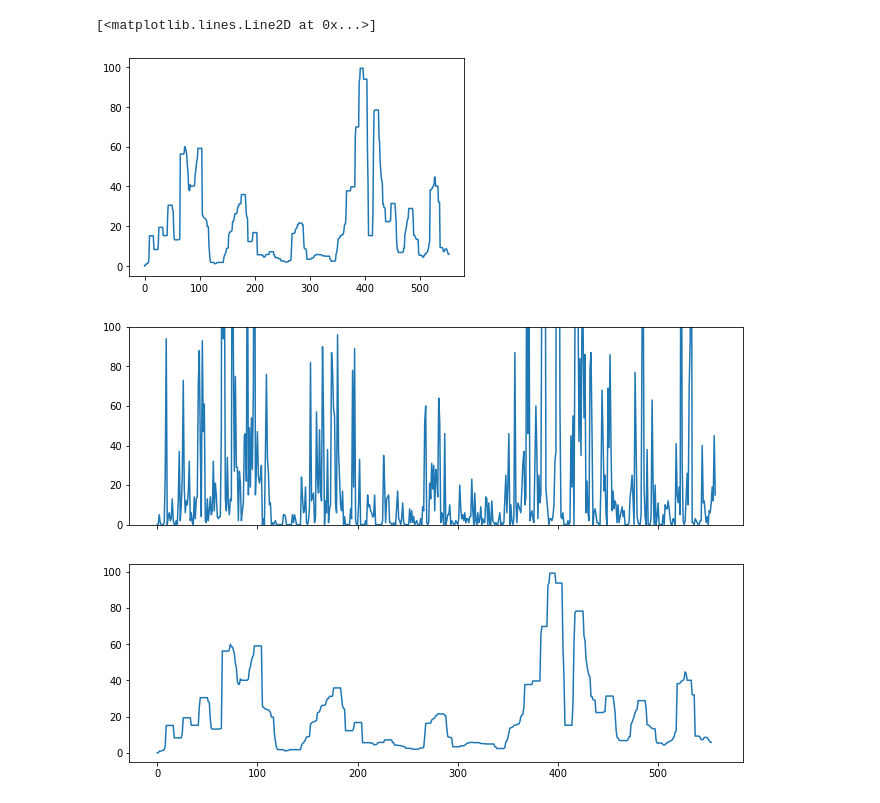
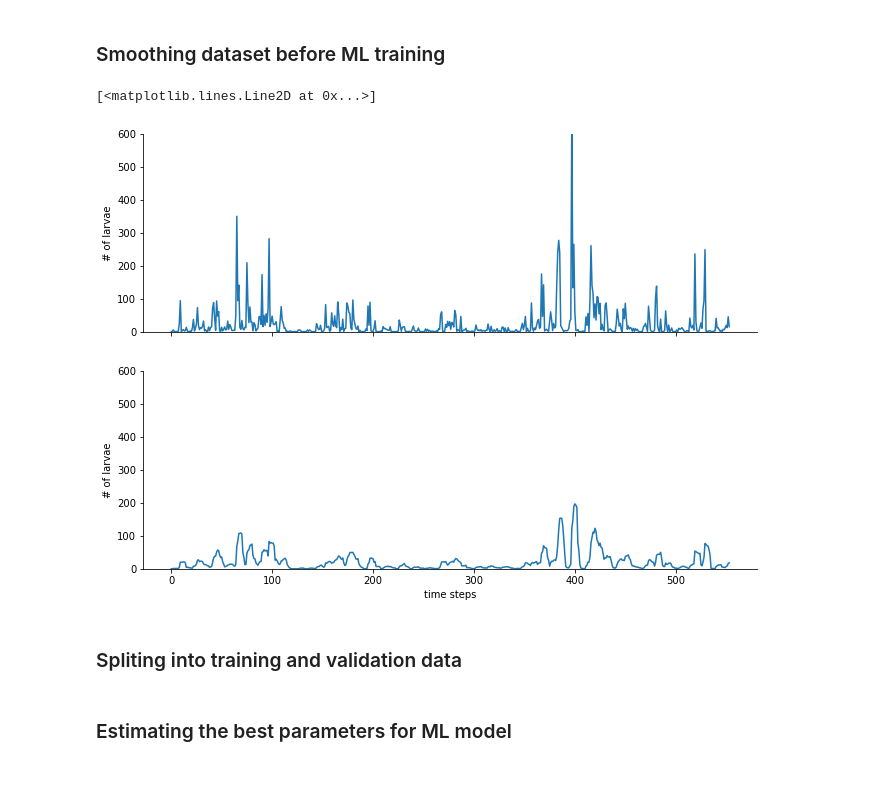
Before and after one commit to mf99274/ohw19-project-CMIP6-larvae-ML, a Jupyter notebook: pdData_v3.ipynb, the cells around one changed output. Cells and saved outputs as stored; diff of their text form; code cells hidden in the pictures; blank space fills up the shorter version.

```diff
--- a/pdData_v3.ipynb
+++ b/pdData_v3.ipynb
@@ -55,28 +119,37 @@ Text(0.5, 0, 'time steps')
-# %%
-#%conda install bottleneck
-import bottleneck as bn
-
-def bn_mov_mean(data,width):
-    return bn.move_mean(a=data,window=width,min_count = 1)
-
-tunaSmooth = bn_mov_mean(tunaLarvae,8)
-
-tunaVec = np.vectorize(np.int)
-#tunaSmooth = tunaVec(tunaSmooth)
-
-import scipy
-plt.plot(scipy.signal.medfilt(tunaSmooth,15))
-tunaSmooth = scipy.signal.medfilt(tunaSmooth,15)
-
-fig, (ax0, ax1) = plt.subplots(
-    figsize=(11, 8),
-    nrows=2,
-    sharex=True,
-)
-ax0.plot(tunaLarvae);ax0.set_ylim(0,100)
-ax1.plot(tunaSmooth)
-# %% [output]
-[<matplotlib.lines.Line2D at 0x...>]
-[figure, removed]
-[figure, removed]
+# %% [markdown]
+### Smoothing dataset before ML training
+# %%
+tunaSmooth = bn_mov_mean(tunaLarvae,6)
+tunaVec = np.vectorize(np.int)
+tunaSmooth = tunaVec(tunaSmooth)
+
+fig, (ax0, ax1) = plt.subplots(
+    figsize=(11, 8),
+    nrows=2,
+    sharex=True,
+)
+
+ax0.spines['top'].set_visible(False)
+ax0.spines['bottom'].set_visible(True)
+ax0.spines['right'].set_visible(False)
+ax0.spines['left'].set_visible(True)
+ax0.set_ylim(0,600)
+ax0.set_ylabel('# of larvae');
+
+ax1.spines['top'].set_visible(False)
+ax1.spines['bottom'].set_visible(True)
+ax1.spines['right'].set_visible(False)
+ax1.spines['left'].set_visible(True)
+ax1.set_xlabel('time steps')
+ax1.set_ylabel('# of larvae');
+ax1.set_ylim(0,600)
+
+ax0.plot(range(0,len(tunaLarvae)),tunaLarvae);
+
+ax1.plot(range(0,len(tunaLarvae)), tunaSmooth)
+# %% [output]
+[<matplotlib.lines.Line2D at 0x...>]
+[figure, added]
+# %% [markdown]
+### Spliting into training and validation data
 # %%
@@ -99,0 +160,2 @@ forest_reg = RandomForestRegressor()
+# %% [markdown]
+### Estimating the best parameters for ML model
```
Also changed, not shown: parts of 28 cells of this notebook.
